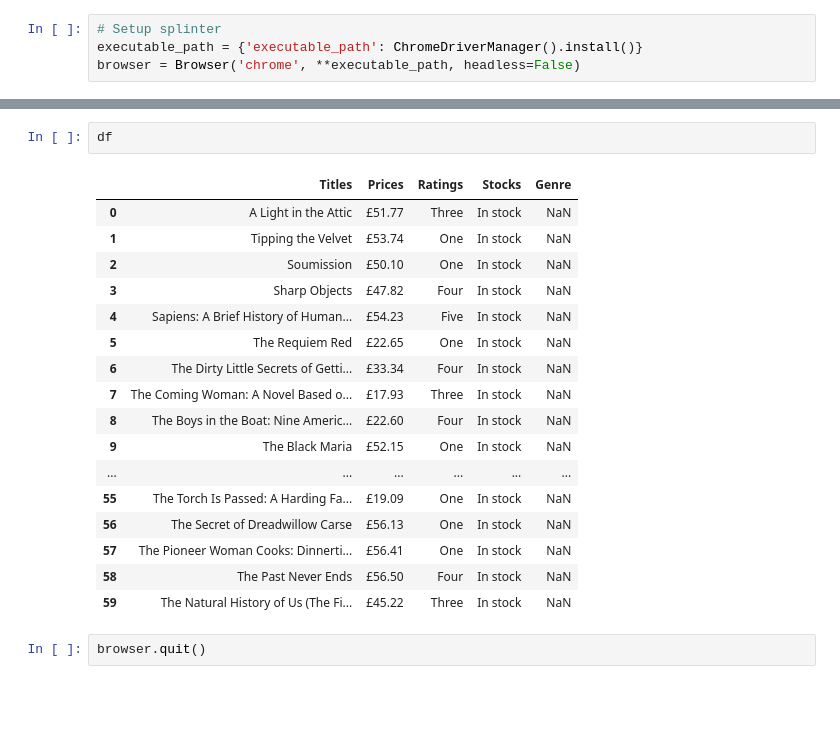
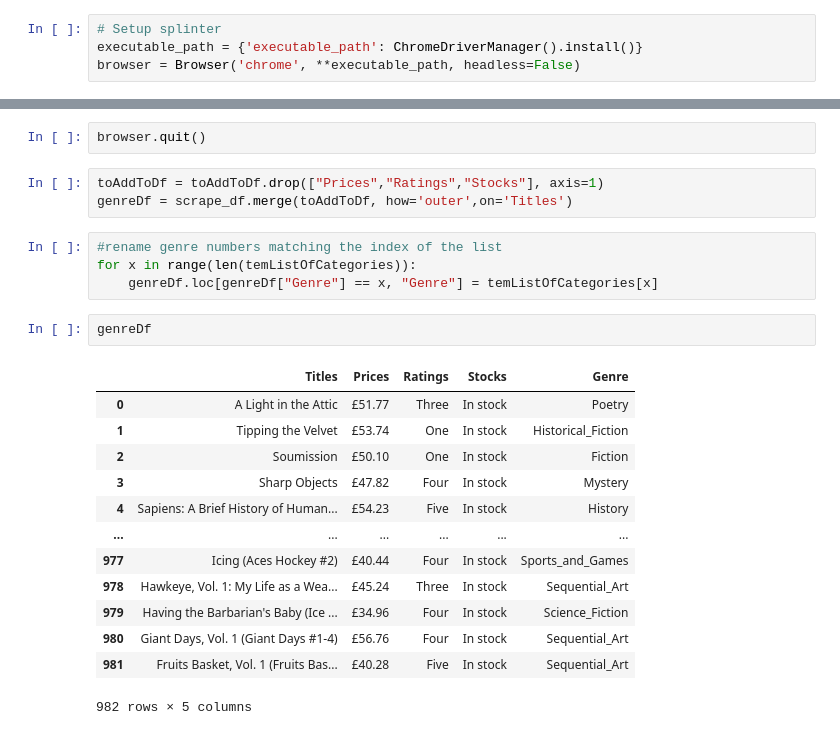
Before and after one commit to PJRyn/WebScrapeVisualisation, a Jupyter notebook: web-scraper.ipynb, the cells around one changed output, grey strips where cells are left out. Drawn from its saved outputs; the diff is of its cells as text; blank space fills up the shorter version.

```diff
--- a/web-scraper.ipynb
+++ b/web-scraper.ipynb
@@ -151,22 +153,25 @@ KeyError: "['Prices', 'Ratings', 'Stocks'] not found in axis"
-# %%
-df
-# %% [output]
-|  | Titles | Prices | Ratings | Stocks | Genre |
-| 0 | A Light in the Attic | £51.77 | Three | In stock | NaN |
-| 1 | Tipping the Velvet | £53.74 | One | In stock | NaN |
-| 2 | Soumission | £50.10 | One | In stock | NaN |
-| 3 | Sharp Objects | £47.82 | Four | In stock | NaN |
-| 4 | Sapiens: A Brief History of Human... | £54.23 | Five | In stock | NaN |
-| 5 | The Requiem Red | £22.65 | One | In stock | NaN |
-| 6 | The Dirty Little Secrets of Getti... | £33.34 | Four | In stock | NaN |
-| 7 | The Coming Woman: A Novel Based o... | £17.93 | Three | In stock | NaN |
-| 8 | The Boys in the Boat: Nine Americ... | £22.60 | Four | In stock | NaN |
-| 9 | The Black Maria | £52.15 | One | In stock | NaN |
-| ... | ... | ... | ... | ... | ... |
-| 55 | The Torch Is Passed: A Harding Fa... | £19.09 | One | In stock | NaN |
-| 56 | The Secret of Dreadwillow Carse | £56.13 | One | In stock | NaN |
-| 57 | The Pioneer Woman Cooks: Dinnerti... | £56.41 | One | In stock | NaN |
-| 58 | The Past Never Ends | £56.50 | Four | In stock | NaN |
-| 59 | The Natural History of Us (The Fi... | £45.22 | Three | In stock | NaN |
 # %%
 browser.quit()
+# %%
+toAddToDf = toAddToDf.drop(["Prices","Ratings","Stocks"], axis=1)
+genreDf = scrape_df.merge(toAddToDf, how='outer',on='Titles')
+# %%
+#rename genre numbers matching the index of the list
+for x in range(len(temListOfCategories)):
+    genreDf.loc[genreDf["Genre"] == x, "Genre"] = temListOfCategories[x]
+# %%
+genreDf
+# %% [output]
+|  | Titles | Prices | Ratings | Stocks | Genre |
+| 0 | A Light in the Attic | £51.77 | Three | In stock | Poetry |
+| 1 | Tipping the Velvet | £53.74 | One | In stock | Historical_Fiction |
+| 2 | Soumission | £50.10 | One | In stock | Fiction |
+| 3 | Sharp Objects | £47.82 | Four | In stock | Mystery |
+| 4 | Sapiens: A Brief History of Human... | £54.23 | Five | In stock | History |
+| ... | ... | ... | ... | ... | ... |
+| 977 | Icing (Aces Hockey #2) | £40.44 | Four | In stock | Sports_and_Games |
+| 978 | Hawkeye, Vol. 1: My Life as a Wea... | £45.24 | Three | In stock | Sequential_Art |
+| 979 | Having the Barbarian's Baby (Ice ... | £34.96 | Four | In stock | Science_Fiction |
+| 980 | Giant Days, Vol. 1 (Giant Days #1-4) | £56.76 | Four | In stock | Sequential_Art |
+| 981 | Fruits Basket, Vol. 1 (Fruits Bas... | £40.28 | Five | In stock | Sequential_Art |
+982 rows × 5 columns
```
Also changed, not shown: parts of 14 cells of this notebook, 1 other file.
